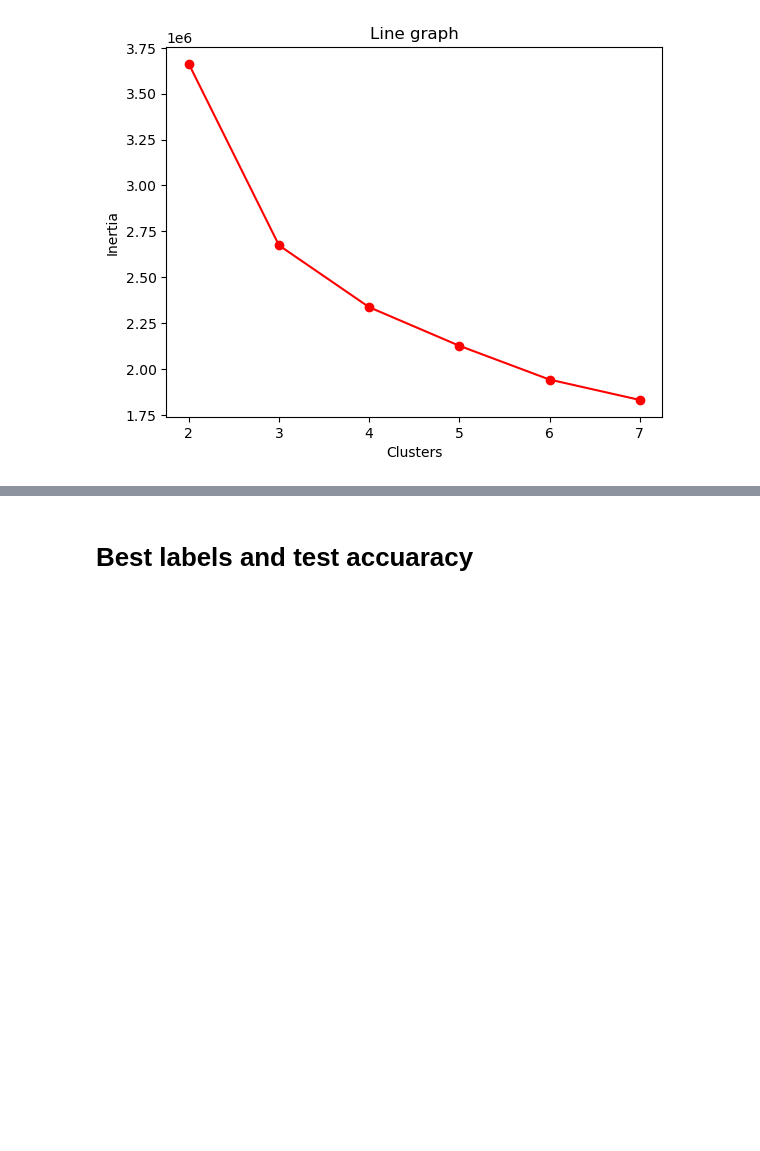
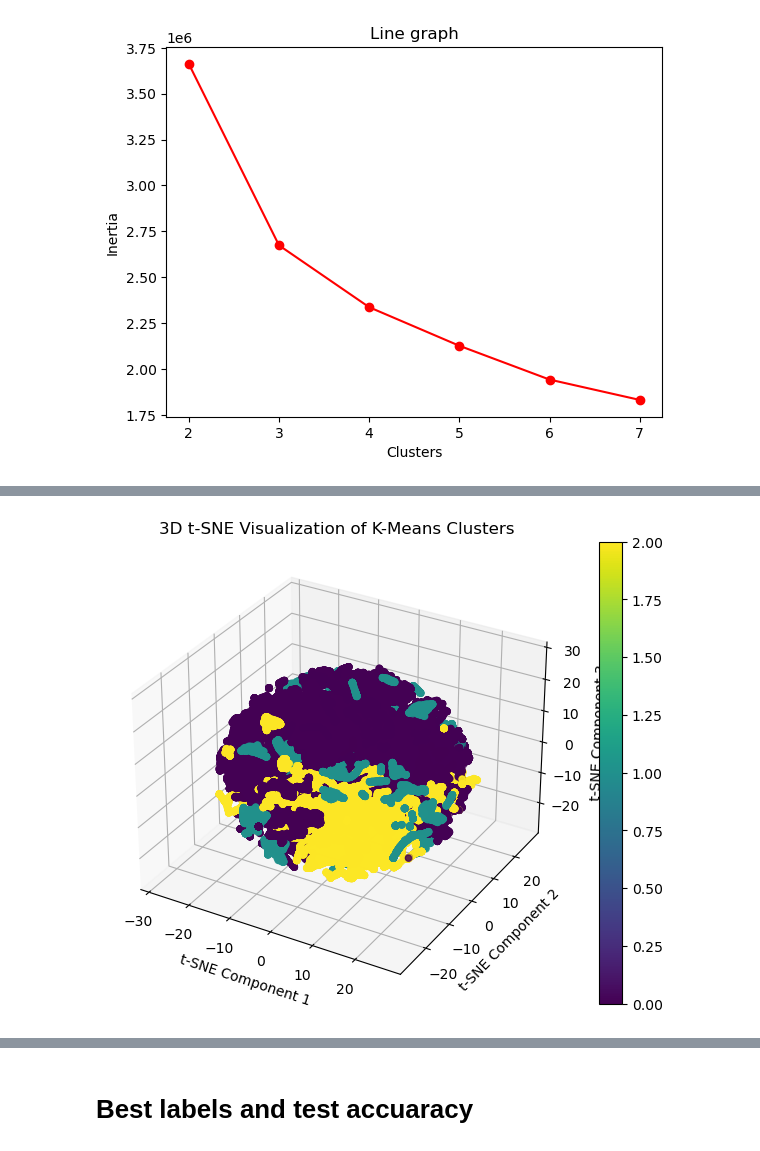
Before and after one commit to elisabellahj/MLing, a Jupyter notebook: Sensor.ipynb, the cells around one changed output, grey strips where cells are left out. Cells and saved outputs as stored; diff of their text form; code cells hidden in the pictures; blank space fills up the shorter version.

Commit message:
ferdig kmean

```diff
--- a/Sensor.ipynb
+++ b/Sensor.ipynb
@@ -212,14 +218,23 @@ plt.show()
 # %%
 kmeans = KMeans(n_clusters=3,algorithm="auto",init= "k-means++", random_state=42,)
 kmeans.fit(X_train_PCA)
 labels = kmeans.labels_ #labeler clusterne vi har laget
 
 
-# tsne = TSNE(n_components=3, random_state=42) #n_components = 2 reduserer plotten vi ønsker til 2 dimensioner
-# vis_data = tsne.fit_transform(X_train_PCA)  # Using PCA-reduced data
+tsne = TSNE(n_components=3, random_state=42) #n_components = 2 reduserer plotten vi ønsker til 2 dimensioner
+vis_data = tsne.fit_transform(X_train_PCA)  # Using PCA-reduced data
 
-# plt.scatter(vis_data[:, 0], vis_data[:, 1], c=kmeans.labels_, cmap='viridis')
-# plt.xlabel("t-SNE Component 1")
-# plt.ylabel("t-SNE Component 2")
-# plt.title("t-SNE Visualization of K-Means Clusters")
-# plt.show()
+# 3D Scatter plot
+fig = plt.figure(figsize=(8, 6))
+ax = fig.add_subplot(111, projection='3d')
+scatter = ax.scatter(vis_data[:, 0], vis_data[:, 1], vis_data[:, 2],
+                      c=kmeans.labels_, cmap='viridis')
+
+ax.set_xlabel("t-SNE Component 1")
+ax.set_ylabel("t-SNE Component 2")
+ax.set_zlabel("t-SNE Component 3")
+plt.title("3D t-SNE Visualization of K-Means Clusters")
+plt.colorbar(scatter, ax=ax)
+plt.show()
+# %% [output]
+[figure, added]
```
Also changed, not shown: parts of 16 cells of this notebook, 2 other files.
